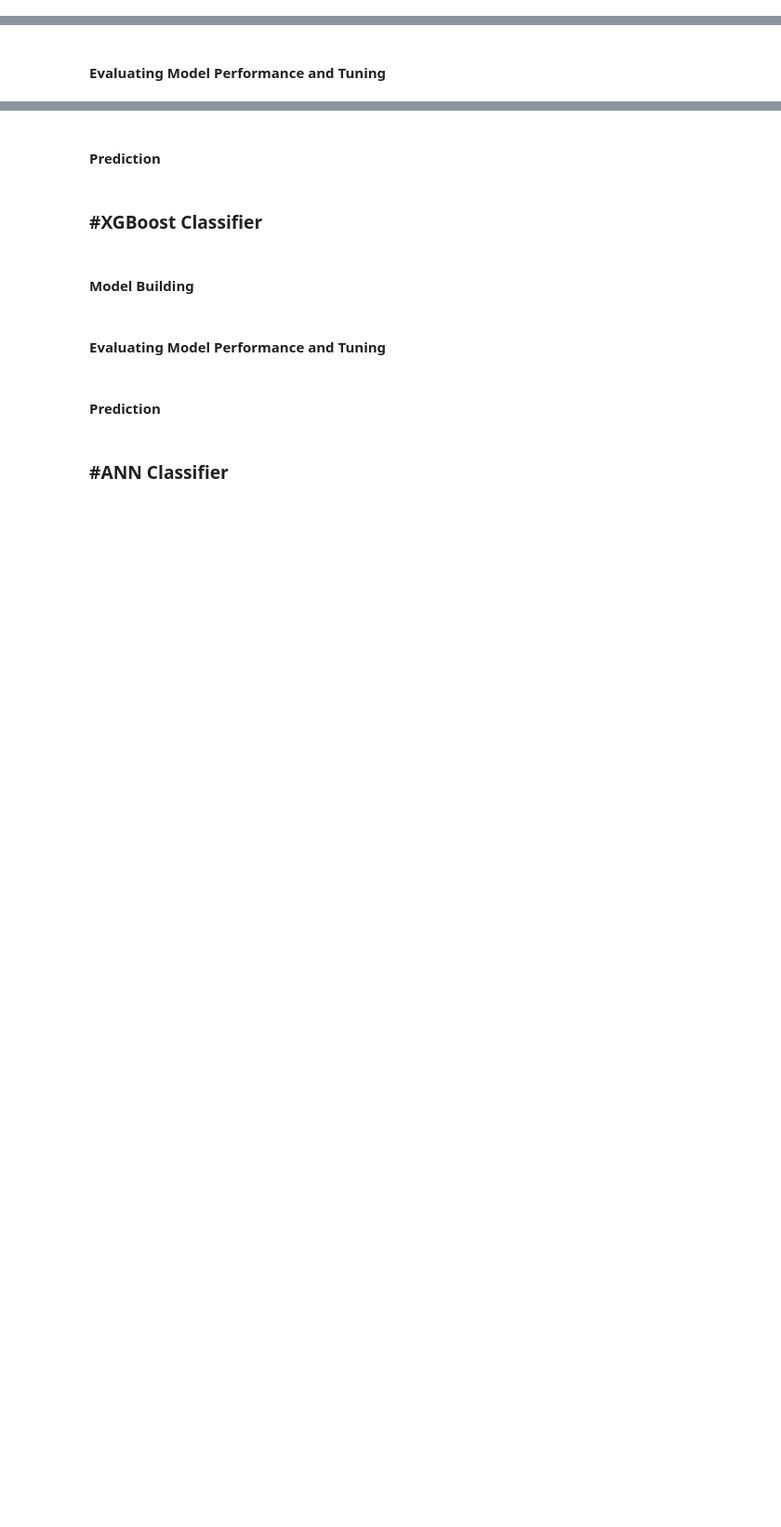
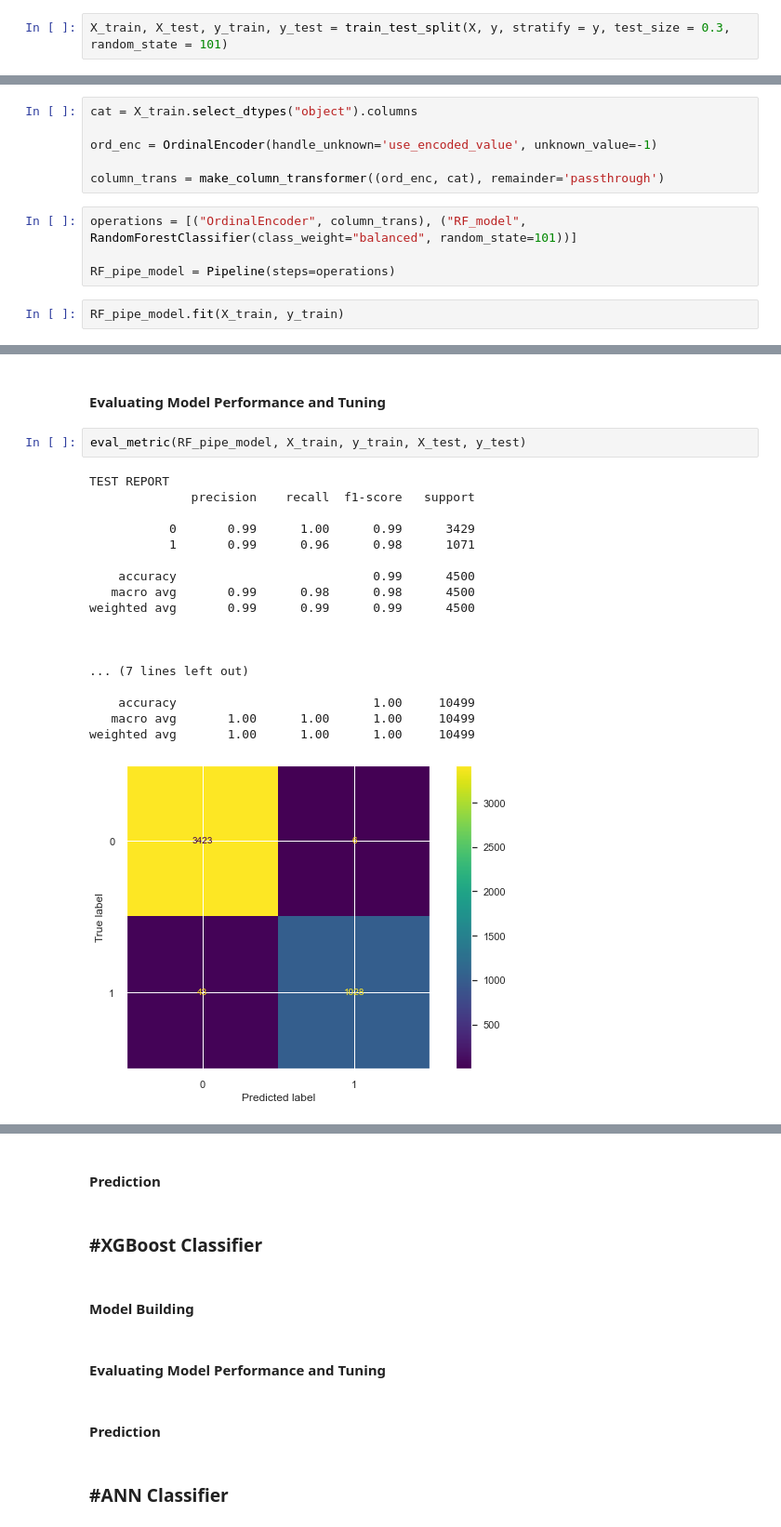
Before and after one commit to habip-bingol/Projects, a Jupyter notebook: ML_Projects/Capstone Projects/Churn_Prediction/Churn_Prediction.ipynb, the cells around one changed output, grey strips where cells are left out. Shown at 93% size. Cells and saved outputs as stored; diff of their text form; blank space fills up the shorter version.

```diff
--- a/ML_Projects/Capstone Projects/Churn_Prediction/Churn_Prediction.ipynb
+++ b/ML_Projects/Capstone Projects/Churn_Prediction/Churn_Prediction.ipynb
@@ -1101,0 +1201,2 @@ visualizer.poof();
+# %%
+X_train, X_test, y_train, y_test = train_test_split(X, y, stratify = y, test_size = 0.3, random_state = 101)
@@ -1101,0 +1208,12 @@ visualizer.poof();
+# %%
+cat = X_train.select_dtypes("object").columns
+
+ord_enc = OrdinalEncoder(handle_unknown='use_encoded_value', unknown_value=-1)
+
+column_trans = make_column_transformer((ord_enc, cat), remainder='passthrough')
+# %%
+operations = [("OrdinalEncoder", column_trans), ("RF_model", RandomForestClassifier(class_weight="balanced", random_state=101))]
+
+RF_pipe_model = Pipeline(steps=operations)
+# %%
+RF_pipe_model.fit(X_train, y_train)
@@ -1102,2 +1230,23 @@ visualizer.poof();
 # %% [markdown]
 #### Evaluating Model Performance and Tuning
+# %%
+eval_metric(RF_pipe_model, X_train, y_train, X_test, y_test)
+# %% [output]
+TEST REPORT
+              precision    recall  f1-score   support
+
+           0       0.99      1.00      0.99      3429
+           1       0.99      0.96      0.98      1071
+
+    accuracy                           0.99      4500
+   macro avg       0.99      0.98      0.98      4500
+weighted avg       0.99      0.99      0.99      4500
+
+
+
+... (7 lines left out)
+
+    accuracy                           1.00     10499
+   macro avg       1.00      1.00      1.00     10499
+weighted avg       1.00      1.00      1.00     10499
+[figure, added]
```
Also changed, not shown: parts of 41 cells of this notebook.
